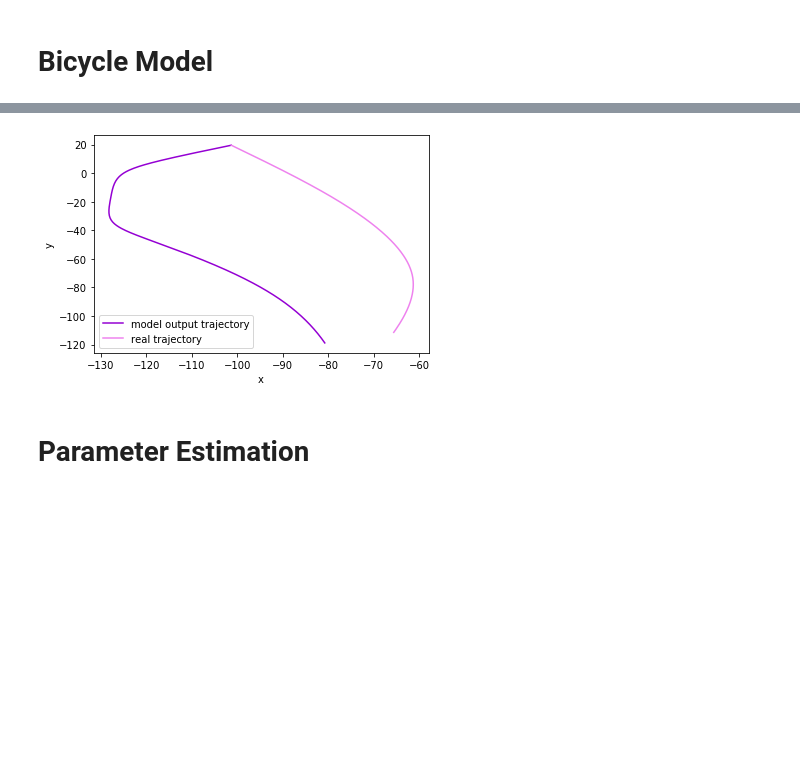
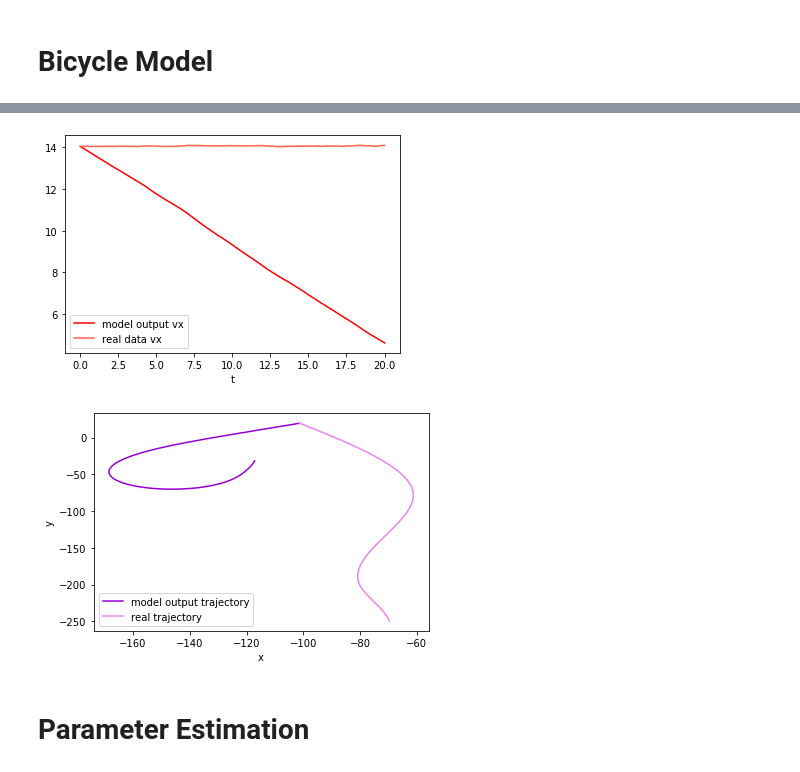
Before and after one commit to kying18/param-estimation, a Jupyter notebook: Bicycle Model.ipynb, the cells around one changed output, grey strips where cells are left out. Cells and saved outputs as stored; diff of their text form; code cells hidden in the pictures; blank space fills up the shorter version.

```diff
--- a/Bicycle Model.ipynb
+++ b/Bicycle Model.ipynb
@@ -111,13 +143,29 @@ plt.show()
+# %%
+# let's plot this solution to see what it looks like against the real
+plt.plot(tspan, sol.y[3,:], 'r', label='model output vx')
+# plt.plot(tspan, sol.y[4,:], 'b', label='model output vy')
+plt.plot(tspan, data['vx'][:num_pts], 'tomato', label='real data vx')
+# plt.plot(tspan, data['vy'][:num_pts], 'dodgerblue', label='real data vy')
+# plt.plot(t, sol[:, 2], 'g', label='model output psi')
+# plt.plot(t, data['psi'][:num_pts], 'springgreen', label='real psi')
+
+
+plt.legend(loc='best')
+plt.xlabel('t')
+plt.show()
+# %% [output]
+[figure, added]
 # %%
 # let's plot just the xy trajectory
-plt.plot(sol[:, 0], sol[:, 1], 'darkviolet', label='model output trajectory')
+plt.plot(sol.y[0, :], sol.y[1, :], 'darkviolet', label='model output trajectory')
 plt.plot(data['x'][:num_pts], data['y'][:num_pts], 'violet', label='real trajectory')
+# plt.plot(data['x'], data['y'], 'violet', label='real trajectory')
 plt.legend(loc='best')
 plt.xlabel('x')
 plt.ylabel('y')
 plt.show()
 # %% [output]
-[figure, old version]
+[figure, new version]
 # %% [markdown]
 # Parameter Estimation
 # %%
```
Also changed, not shown: parts of 19 cells of this notebook, 5 other files.
